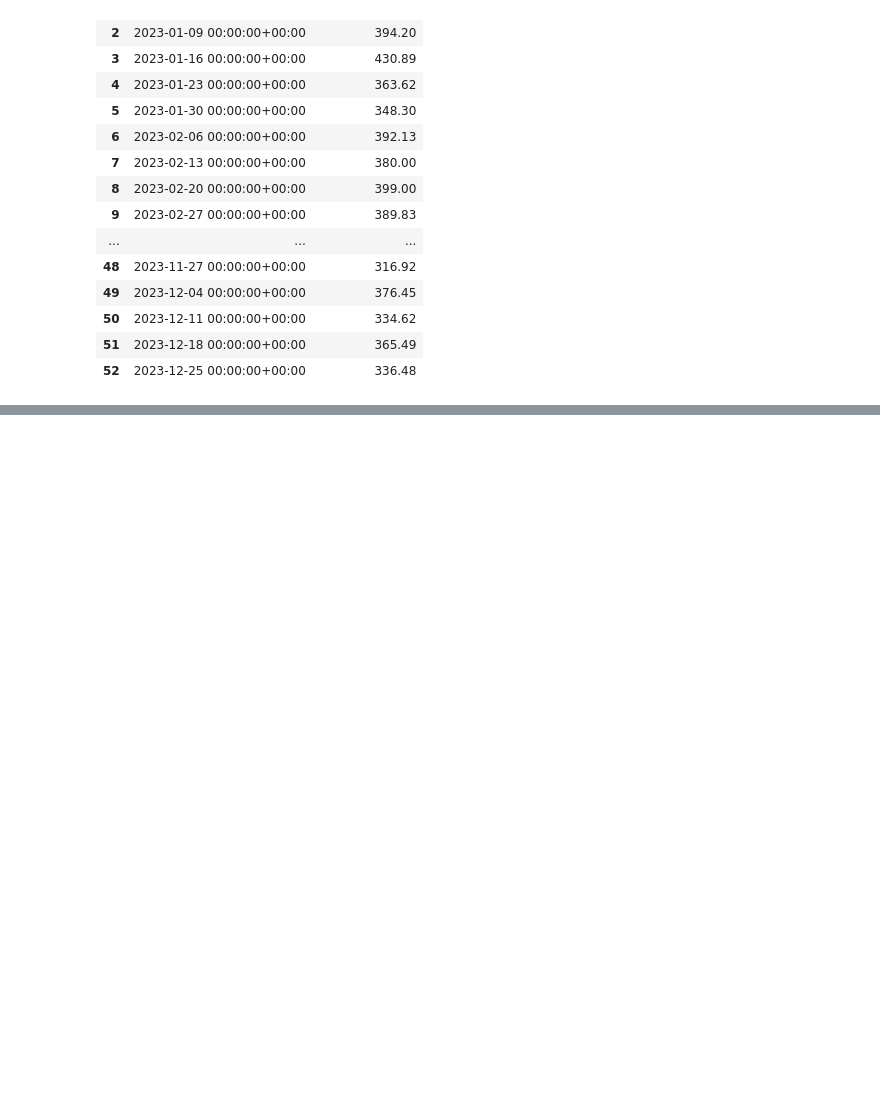
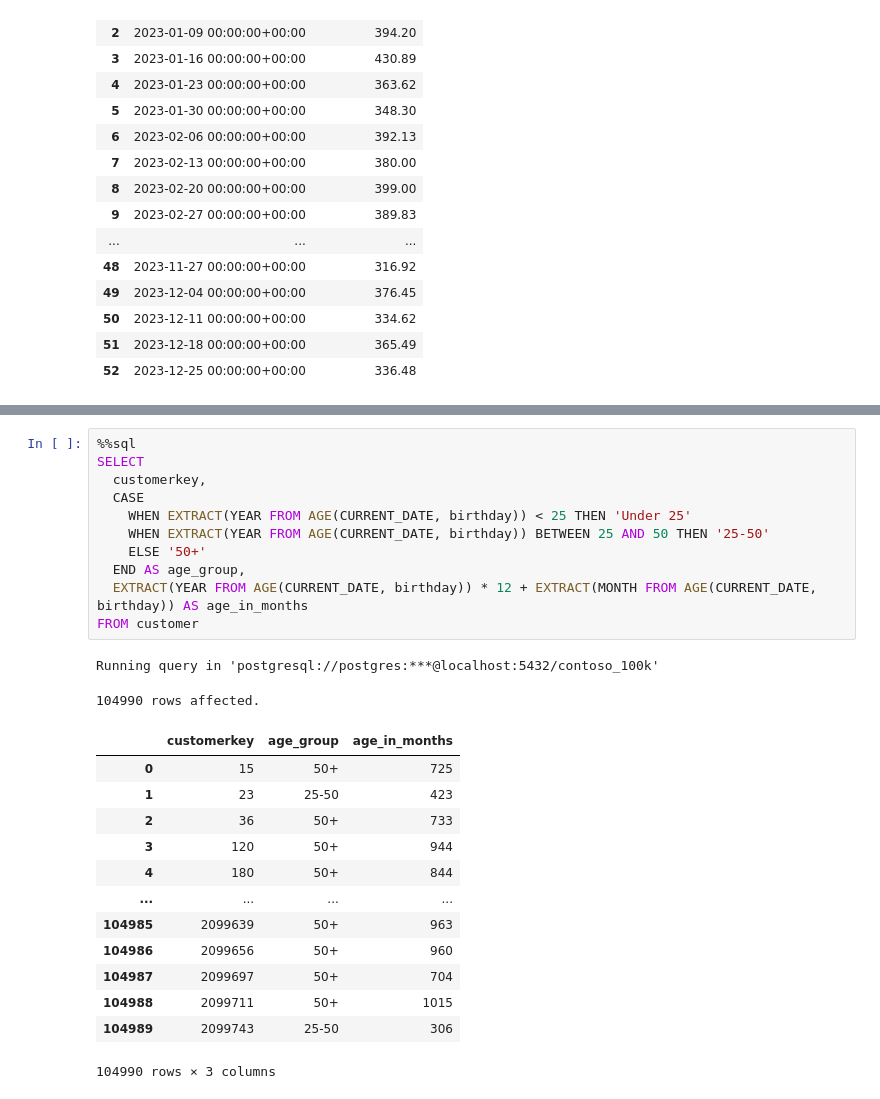
Before and after one commit to Bartek0829/SQL-learning, a Jupyter notebook: Resources/Date&TimeFunctions.ipynb, the cells around one changed output, grey strips where cells are left out. Cells and saved outputs as stored; diff of their text form; blank space fills up the shorter version.

```diff
--- a/Resources/Date&TimeFunctions.ipynb
+++ b/Resources/Date&TimeFunctions.ipynb
@@ -151,0 +295,27 @@ Running query in 'postgresql://postgres:***@localhost:5432/contoso_100k'
+# %%
+%%sql
+SELECT
+  customerkey,
+  CASE
+    WHEN EXTRACT(YEAR FROM AGE(CURRENT_DATE, birthday)) < 25 THEN 'Under 25'
+    WHEN EXTRACT(YEAR FROM AGE(CURRENT_DATE, birthday)) BETWEEN 25 AND 50 THEN '25-50'
+    ELSE '50+'
+  END AS age_group,
+  EXTRACT(YEAR FROM AGE(CURRENT_DATE, birthday)) * 12 + EXTRACT(MONTH FROM AGE(CURRENT_DATE, birthday)) AS age_in_months
+FROM customer
+# %% [output]
+Running query in 'postgresql://postgres:***@localhost:5432/contoso_100k'
+104990 rows affected.
+|  | customerkey | age_group | age_in_months |
+| 0 | 15 | 50+ | 725 |
+| 1 | 23 | 25-50 | 423 |
+| 2 | 36 | 50+ | 733 |
+| 3 | 120 | 50+ | 944 |
+| 4 | 180 | 50+ | 844 |
+| ... | ... | ... | ... |
+| 104985 | 2099639 | 50+ | 963 |
+| 104986 | 2099656 | 50+ | 960 |
+| 104987 | 2099697 | 50+ | 704 |
+| 104988 | 2099711 | 50+ | 1015 |
+| 104989 | 2099743 | 25-50 | 306 |
+104990 rows × 3 columns
```
Also changed, not shown: parts of 6 cells of this notebook.
